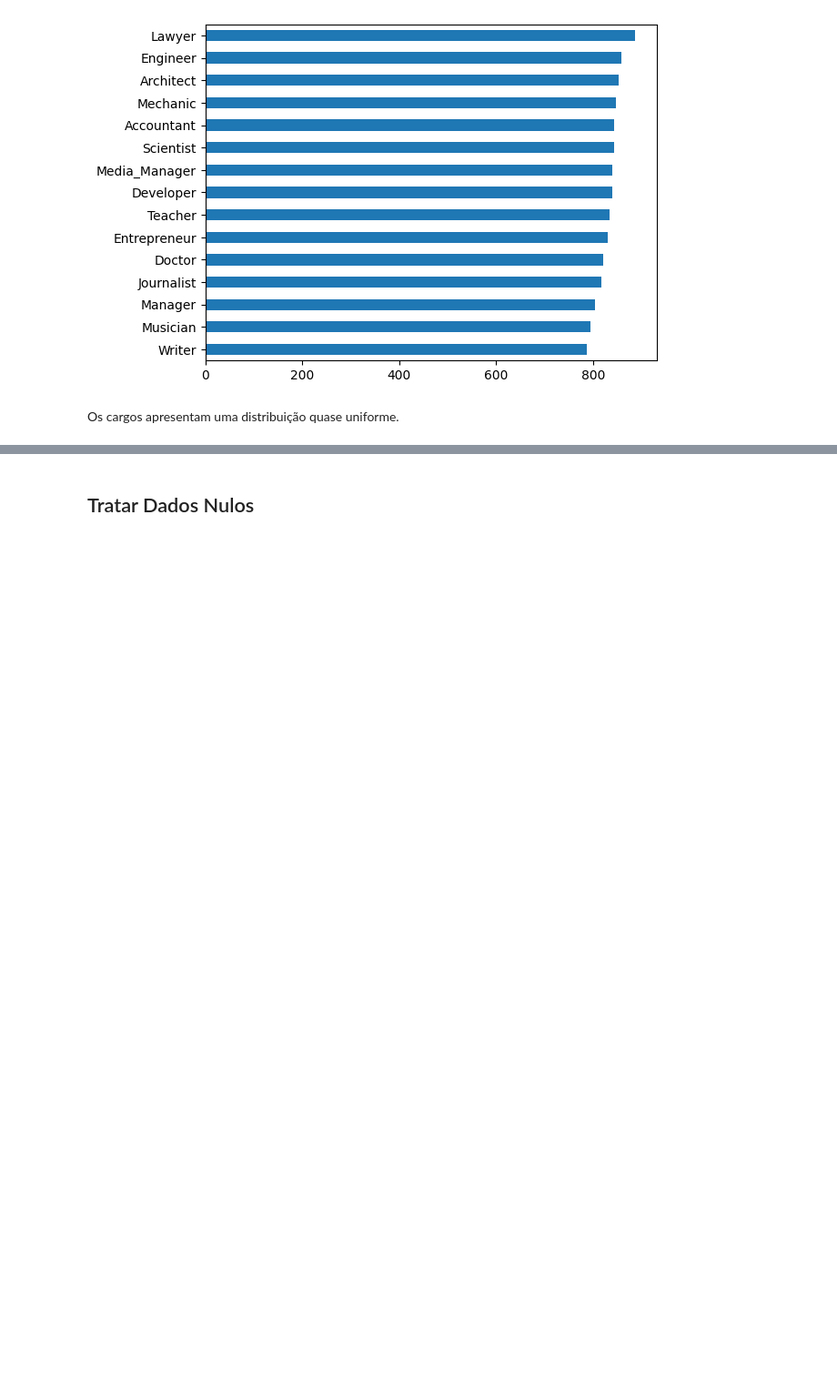
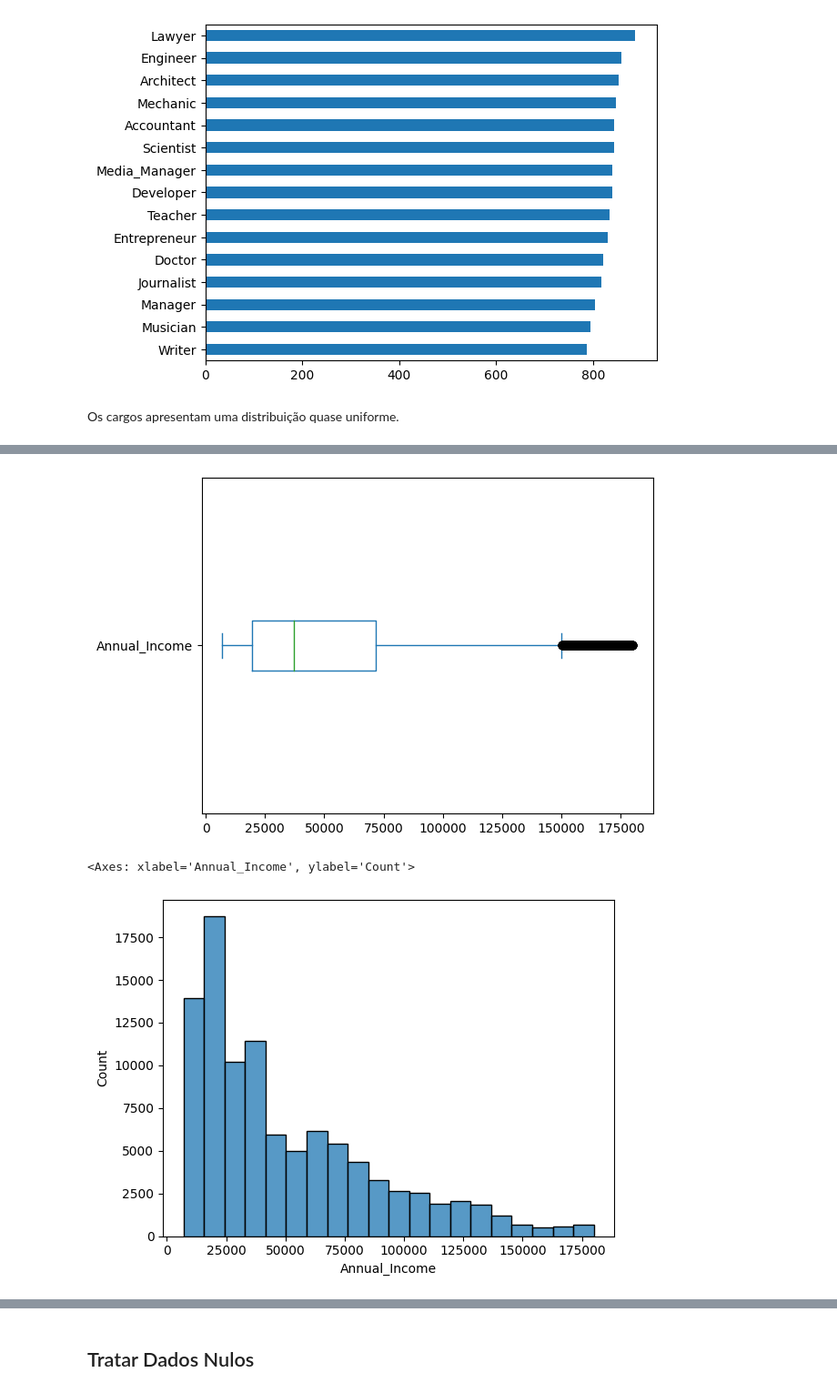
Before and after one commit to SLMath/Credit_Score-Analysis, a Jupyter notebook: credit_score.ipynb, the cells around one changed output, grey strips where cells are left out. Shown: that part at 91% size. Cells and saved outputs as stored; diff of their text form; code cells hidden in the pictures; blank space fills up the shorter version.

```diff
--- a/credit_score.ipynb
+++ b/credit_score.ipynb
@@ -1132,0 +1136,11 @@ data_df['Type_of_Loan'].unique()
+# %%
+# Existem valores realmente muito elevados (acima de 1E7 => 10Mi),
+# apesar da maior concentração ser na faixa baixo de 1E5.25 => 200k
+data_df[data_df['Annual_Income'] < 2E5]['Annual_Income'].plot.box(vert= False)
+plt.show()
+
+_= sns.histplot(data_df[data_df['Annual_Income'] < 2E5]['Annual_Income'], bins= 20)
+# %% [output]
+[figure, added]
+<Axes: xlabel='Annual_Income', ylabel='Count'>
+[figure, added]
```
Also changed, not shown: parts of 20 cells of this notebook.
